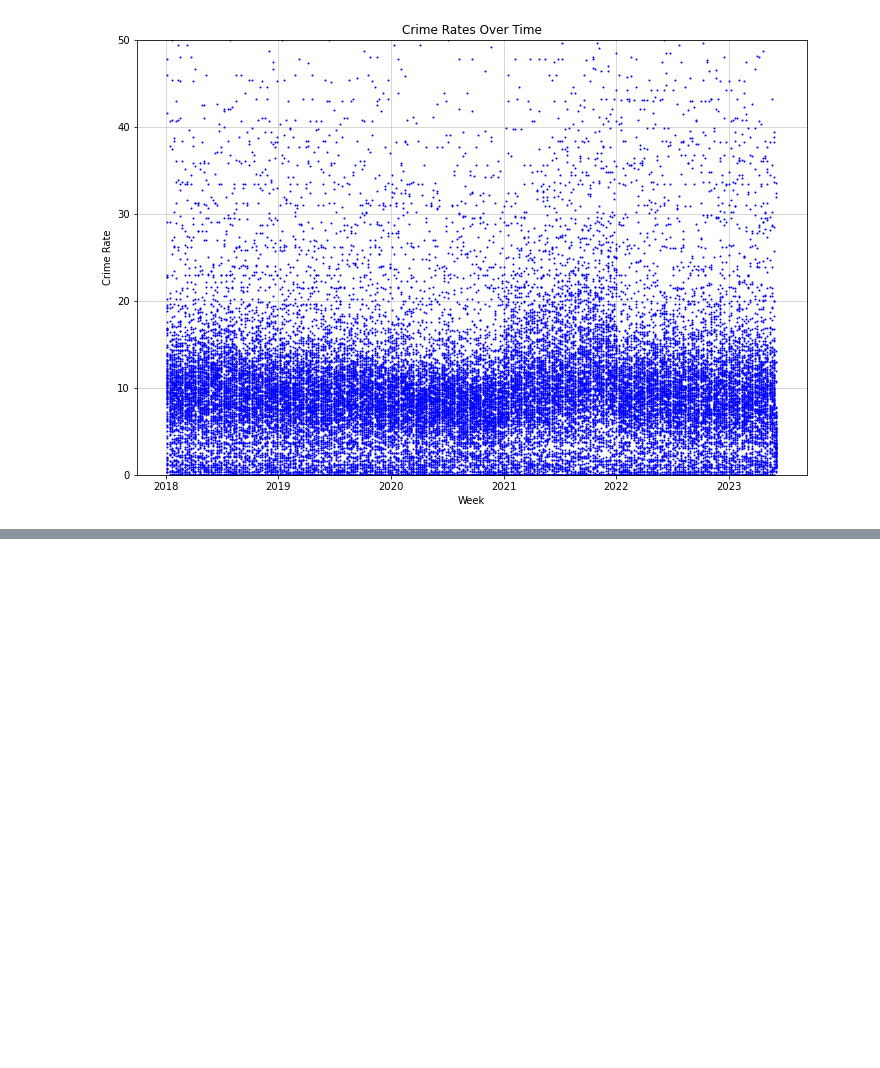
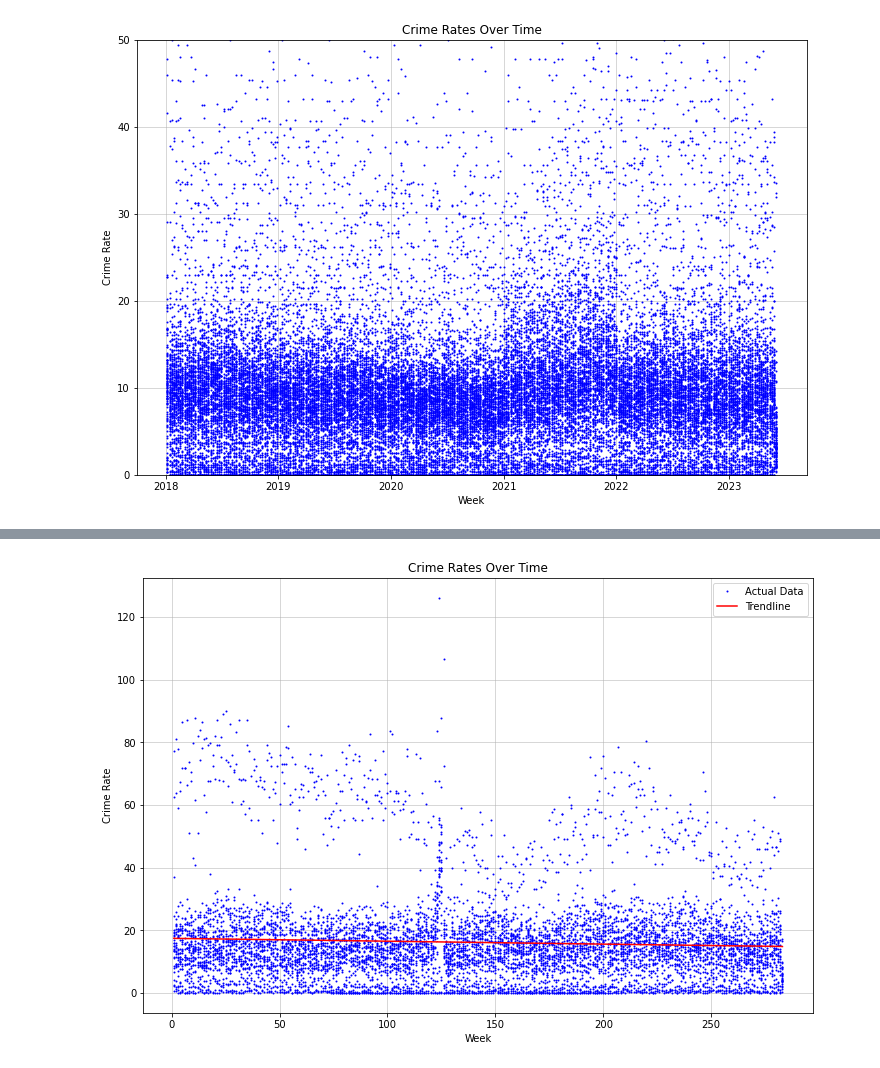
Before and after one commit to bail-reform/NYC, a Jupyter notebook: LA_Data_Aggregation.ipynb, the cells around one changed output, grey strips where cells are left out. Drawn from its saved outputs; the diff is of its cells as text; code cells hidden in the pictures; blank space fills up the shorter version.

Commit message:
added trendlines

```diff
--- a/LA_Data_Aggregation.ipynb
+++ b/LA_Data_Aggregation.ipynb
@@ -454,3 +454,5 @@ plt.grid(True, linewidth=0.5)
 plt.show()
 # %% [output]
 [figure]
+# %%
+df_plot_temp = df_plot.reset_index()
@@ -456,0 +475,5 @@ plt.show()
+# %%
+df_plot_temp = df_plot_temp.sort_values(by='week').reset_index()
+# %%
+min_date = df_plot_temp['week'].min()
+df_plot_temp['week_no'] = ((df_plot_temp['week'] - min_date).dt.days // 7) + 1
@@ -456,0 +496,22 @@ plt.show()
+# %%
+x = np.arange(len(df_plot_temp['week_no'])).reshape(-1, 1)
+y = df_plot_temp['crime_rate']
+
+# Fit linear regression
+model = LinearRegression()
+model.fit(x, y)
+y_pred = model.predict(x)
+
+# Plotting
+plt.figure(figsize=(12, 8))
+plt.plot(df_plot_temp['week_no'], y, marker='o', linestyle='None', color='b', markersize=1, label='Actual Data')
+plt.plot(df_plot_temp['week_no'], y_pred, color='r', label='Trendline')
+
+plt.title('Crime Rates Over Time')
+plt.xlabel('Week')
+plt.ylabel('Crime Rate')
+plt.grid(True, linewidth=0.5)
+plt.legend()
+plt.show()
+# %% [output]
+[figure, added]
```
Also changed, not shown: parts of 2 cells of this notebook.
